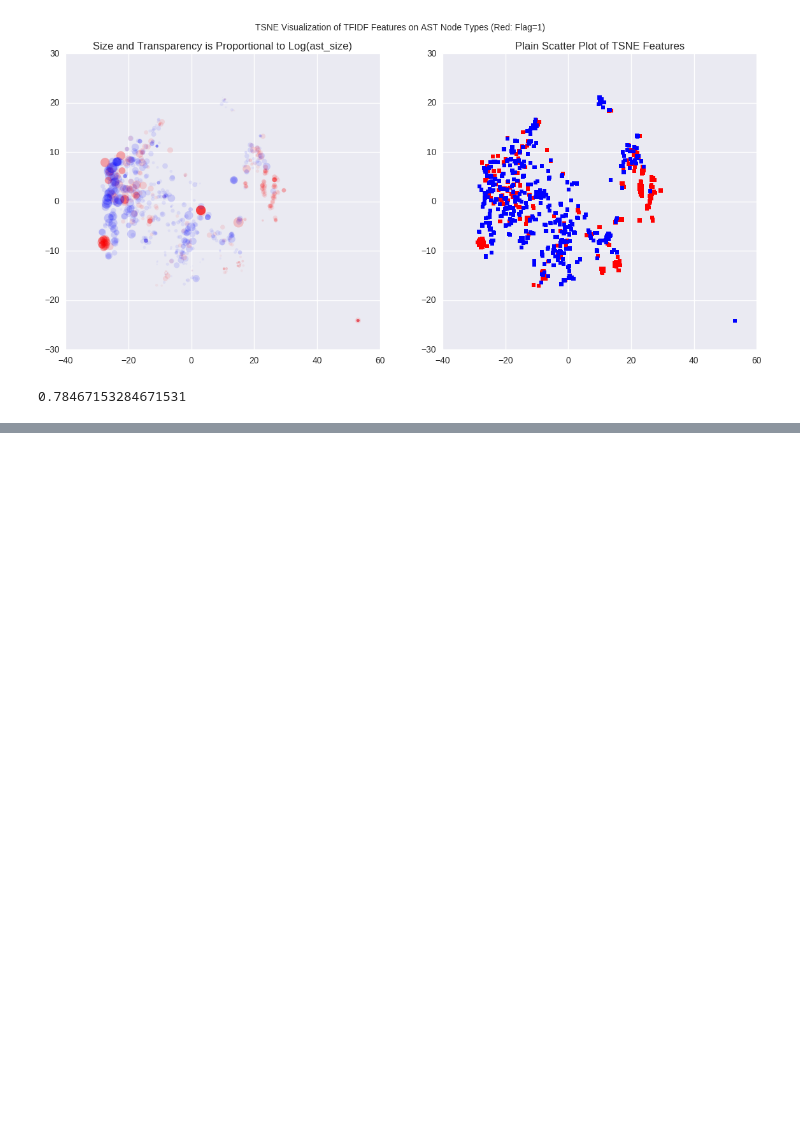
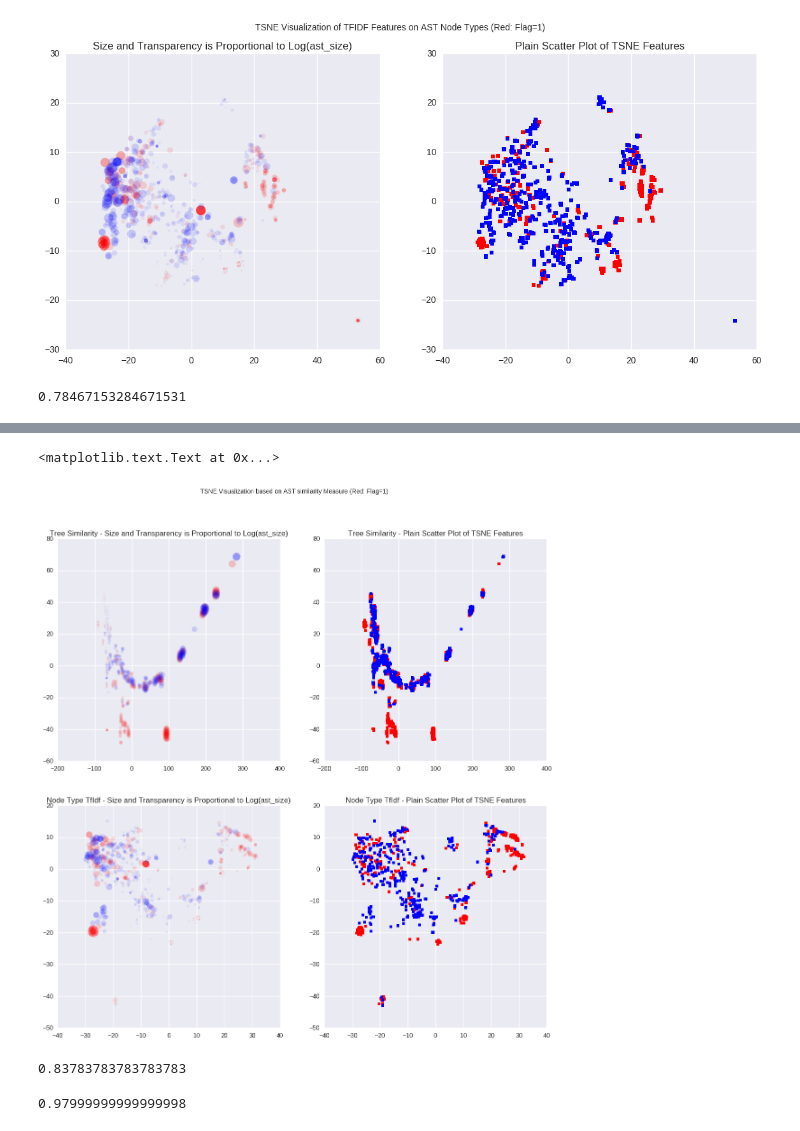
Before and after one commit to yiransheng/content-aware-ad-blocker, a Jupyter notebook: yiran-notebook/AST-Metrics.ipynb, the cells around one changed output, grey strips where cells are left out. Saved outputs shown, nothing was run; the diff lists cells and outputs as text; code cells hidden in the pictures; blank space fills up the shorter version.

Commit message:
measure ast distance

```diff
--- a/yiran-notebook/AST-Metrics.ipynb
+++ b/yiran-notebook/AST-Metrics.ipynb
@@ -251,0 +358,20 @@ model.score(x_test, y_test)
+# %%
+n = len(features)
+sim_mat = np.zeros(dtype='float32', shape=[n, n])
+# %%
+def similarity(c1, c2):
+    keys = set(c1.keys()).union(c2.keys())
+    s = 0.0
+    for k in keys:
+        diff = c1[k] - c2[k]
+        s = s + diff*diff
+    return s
+# %%
+for i in xrange(n):
+    for j in xrange(i, n):
+        m = similarity(features[i], features[j])
+        sim_mat[i, j] = m
+        sim_mat[j, i] = m
+# %%
+tsne2 = TSNE(perplexity=15, n_components=2, n_iter=5000, metric="precomputed")
+X2 = tsne.fit_transform(np.log(sim_mat+1))
@@ -251,0 +388,14 @@ model.score(x_test, y_test)
+# %%
+fig, ((ax1, ax2),(ax3, ax4)) = plt.subplots(nrows=2, ncols=2, figsize=(14, 14))
+ax1.scatter(*X2.T, c=rgba_colors, s=logsize**2, marker='o', linewidths=0)
+ax1.set_title("Tree Similarity - Size and Transparency is Proportional to Log(ast_size)")
+ax2.scatter(*X2.T, c=rgb_colors, marker='s', linewidths=0)
+ax2.set_title("Tree Similarity - Plain Scatter Plot of TSNE Features")
+ax3.scatter(*low_dim_x.T, c=rgba_colors, s=logsize**2, marker='o', linewidths=0)
+ax3.set_title("Node Type TfIdf - Size and Transparency is Proportional to Log(ast_size)")
+ax4.scatter(*low_dim_x.T, c=rgb_colors, marker='s', linewidths=0)
+ax4.set_title("Node Type TfIdf - Plain Scatter Plot of TSNE Features")
+plt.suptitle("TSNE Visualization based on AST similarity Measure (Red: Flag=1)")
+# %% [output]
+<matplotlib.text.Text at 0x...>
+[figure, added]
@@ -251,0 +405,17 @@ model.score(x_test, y_test)
+# %%
+mat = sim_mat
+sims = np.exp(-mat)
+
+indices = np.random.permutation(n)
+itrain, itest = indices[:600], indices[600:]
+x_train, x_test = sims[itrain][:,itrain], sims[itest][:,itrain]
+y_train, y_test = Y[itrain], Y[itest]
+
+svm = SVC(kernel='precomputed').fit(x_train, y_train)
+svm.score(x_test, y_test)
+# %% [output]
+0.83783783783783783
+# %%
+svm.score(x_train, y_train)
+# %% [output]
+0.97999999999999998
```
Also changed, not shown: parts of 12 cells of this notebook.
